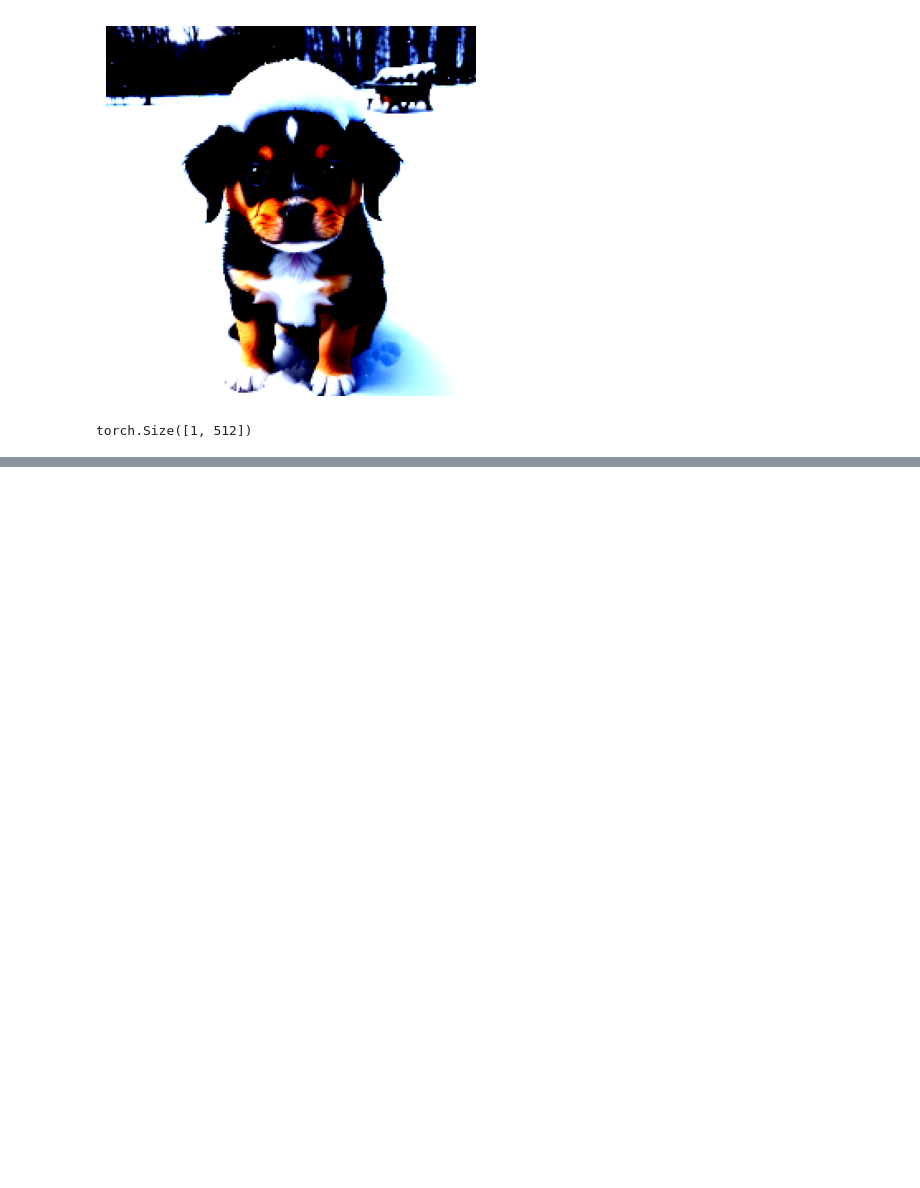
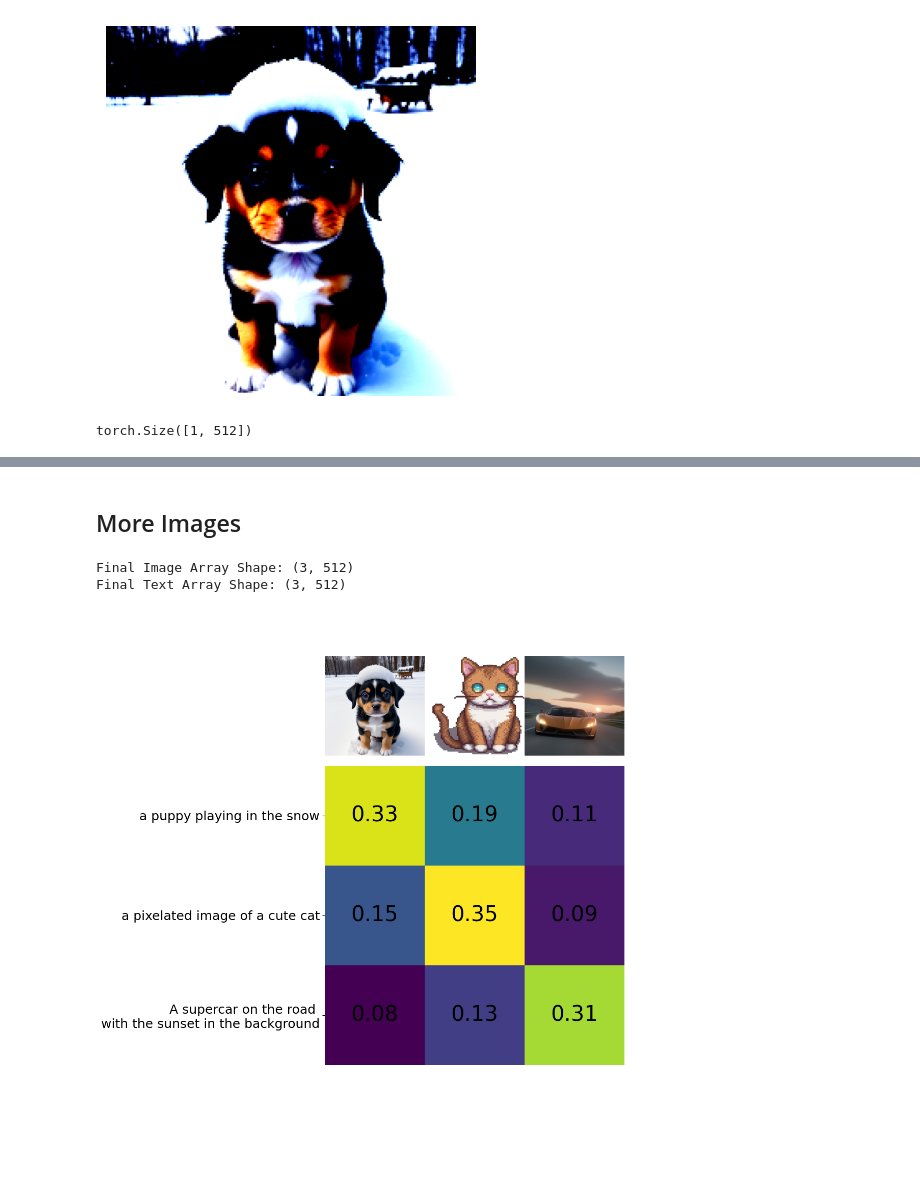
Before and after one commit to satyamvishwakarma-dev/Hands_on_LLM, a Jupyter notebook: chapter_9/ch09.ipynb, the cells around one changed output, grey strips where cells are left out. Saved outputs shown, nothing was run; the diff lists cells and outputs as text; code cells hidden in the pictures; blank space fills up the shorter version.

```diff
--- a/chapter_9/ch09.ipynb
+++ b/chapter_9/ch09.ipynb
@@ -121,0 +124,76 @@ array([[0.33146894]], dtype=float32)
+# %% [markdown]
+## More Images
+# %%
+import numpy as np
+import torch
+
+# --- EMBED ALL IMAGES ---
+image_embeddings = []
+for image in images:
+    image_processed = clip_processor(images=image, return_tensors='pt')['pixel_values']
+
+    # 1. Capture the dataclass output object
+    output = model.get_image_features(image_processed)
+
+    # 2. Extract the pooled tensor from the wrapper, detach, and pull the first batch item
+    image_embedding = output.pooler_output.detach().cpu().numpy()[0]
+    image_embeddings.append(image_embedding)
+
+# Safely combine into a regular 2D array
+image_embeddings = np.array(image_embeddings)
+
+
+# --- EMBED ALL CAPTIONS ---
+text_embeddings = []
+for caption in captions:
+    inputs = clip_tokenizer(caption, padding=True, truncation=True, return_tensors="pt")
+
+    # 1. Capture the dataclass output object
+    output = model.get_text_features(**inputs)
+
+    # 2. Extract the pooled tensor from the wrapper, detach, and pull the first batch item
+    text_emb = output.pooler_output.detach().cpu().numpy()[0]
+    text_embeddings.append(text_emb)
+
+# Safely combine into a regular 2D array
+text_embeddings = np.array(text_embeddings)
+
+# Print verification to ensure dimensions align correctly
+print("Final Image Array Shape:", image_embeddings.shape)
+print("Final Text Array Shape:", text_embeddings.shape)
+# %% [output]
+Final Image Array Shape: (3, 512)
+Final Text Array Shape: (3, 512)
+# %%
+# Calculate cosine similarity between images and captions
+from sklearn.metrics.pairwise import cosine_similarity
+sim_matrix = cosine_similarity(image_embeddings, text_embeddings)
+# %%
+# Create base figure
+plt.figure(figsize=(20, 14))
+plt.imshow(sim_matrix, cmap='viridis')
+
+# Adjust ticks with correct labels
+plt.yticks(range(len(captions)), captions, fontsize=18)
+plt.xticks([])
+
+# Visualize
+for i, image in enumerate(images):
+    plt.imshow(image, extent=(i - 0.5, i + 0.5, -1.6, -0.6), origin="lower")
+
+# Add the captions at the correct indices
+for x in range(sim_matrix.shape[1]):
+    for y in range(sim_matrix.shape[0]):
+        plt.text(x, y, f"{sim_matrix[y, x]:.2f}", ha="center", va="center", size=30)
+
+# Remove unnecessary spines
+for side in ["left", "top", "right", "bottom"]:
+  plt.gca().spines[side].set_visible(False)
+
+# Resize blocks
+plt.xlim([-0.5, len(captions) - 0.5])
+plt.ylim([len(captions) + 0.5, -2])
+# plt.title("Similarity Matrix", size=20)
+plt.savefig("sim_matrix.png", dpi=300, bbox_inches='tight')
+# %% [output]
+[figure, added]
```
Also changed, not shown: parts of 2 cells of this notebook.
